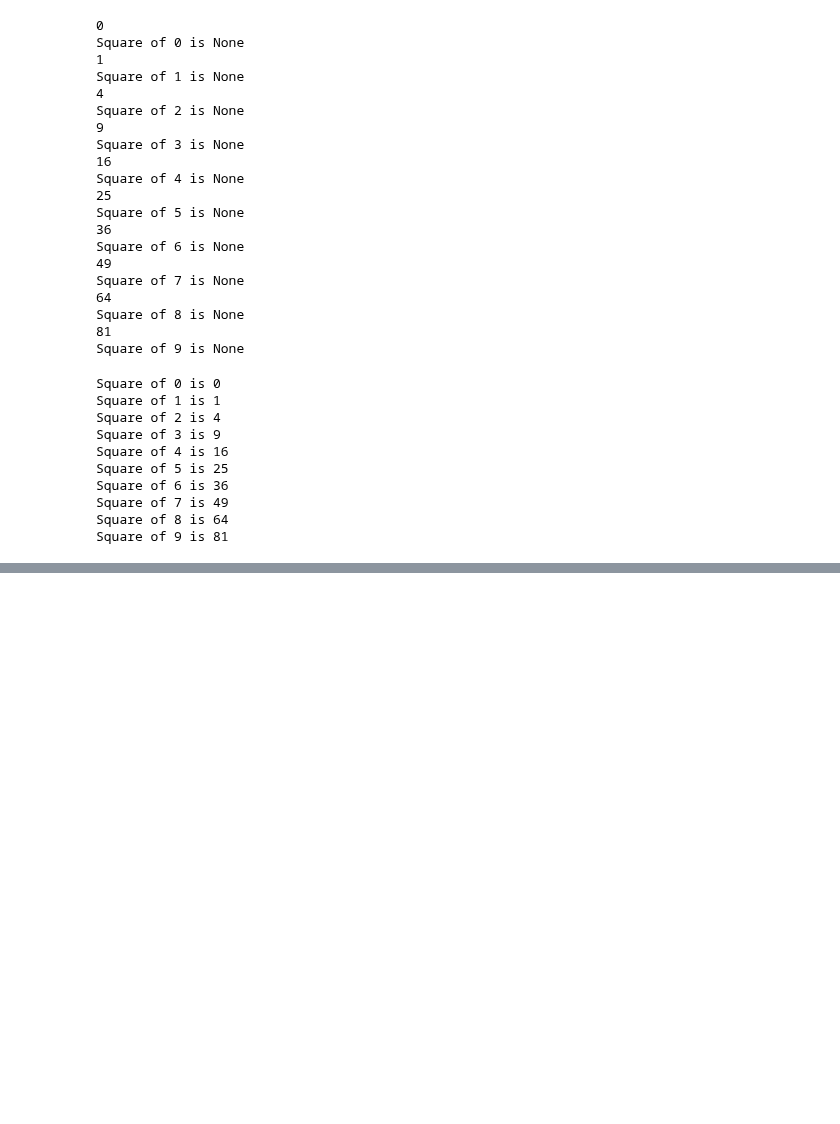
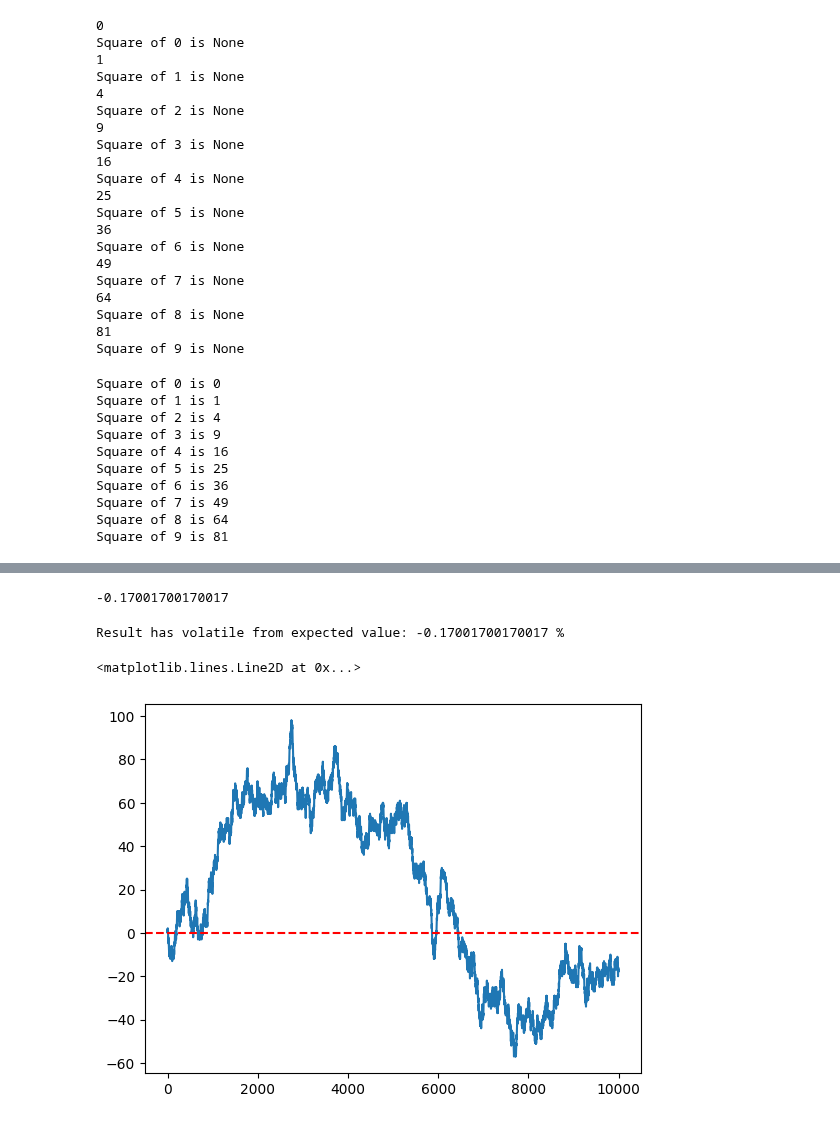
Before and after one commit to pNatTueku/basicPython, a Jupyter notebook: basic_for_loop.ipynb, the cells around one changed output, grey strips where cells are left out. Saved outputs shown, nothing was run; the diff lists cells and outputs as text; code cells hidden in the pictures; blank space fills up the shorter version.

```diff
--- a/basic_for_loop.ipynb
+++ b/basic_for_loop.ipynb
@@ -43,0 +157,12 @@ for idx, item in enumerate(i):
+# %%
+for i in range(3):
+    print(f'Main Rounf => {i + 1}')
+
+    for j in range(3):
+        rnd = np.random.randint(low = 1, high = 20, size = 1)
+        print(f'Sub Round: {j + 1}')
+
+        if rnd % 2 == 0: # even number
+            print(f'{rnd} is an even number')
+        else:
+            print(f'{rnd} is an odd number')
@@ -307,0 +568,19 @@ Square of 9 is 81
+# %%
+# coin toss using long length
+
+result = [] # creat an empty list
+np.random.seed(42) # to get same random number
+
+for i in range(1, 10000):
+    # print(i)
+
+    rand = np.random.randn() # randn return a sample (or samples) from the "standard normal" distribution
+
+    if rand > 0:
+
+        result.append('H') # Head
+
+    else:
+        result.append("T") # Tail
+
+result # show last result
@@ -307,0 +605,19 @@ Square of 9 is 81
+# %%
+result = np.array(result)
+result = np.where(result == 'T', -1, 1) # T = -1, H = 1
+result.cumsum() # prob of coin toss, expected value is 0 bcs 50%/50% chance for H and T
+vol = result.cumsum()[-1]/len(result) * 100 # far from the expected value 0 totally 20% if we random using length of 10
+vol
+# %% [output]
+-0.17001700170017
+# %%
+import matplotlib.pyplot as plt
+
+print(f'Result has volatile from expected value: {vol} %')
+plt.plot(result.cumsum()) # here we consider as count of the vol
+
+plt.axhline(0, color = 'red', linestyle = '--') # expected value is 0
+# %% [output]
+Result has volatile from expected value: -0.17001700170017 %
+<matplotlib.lines.Line2D at 0x...>
+[figure, added]
```
Also changed, not shown: parts of 37 cells of this notebook.
